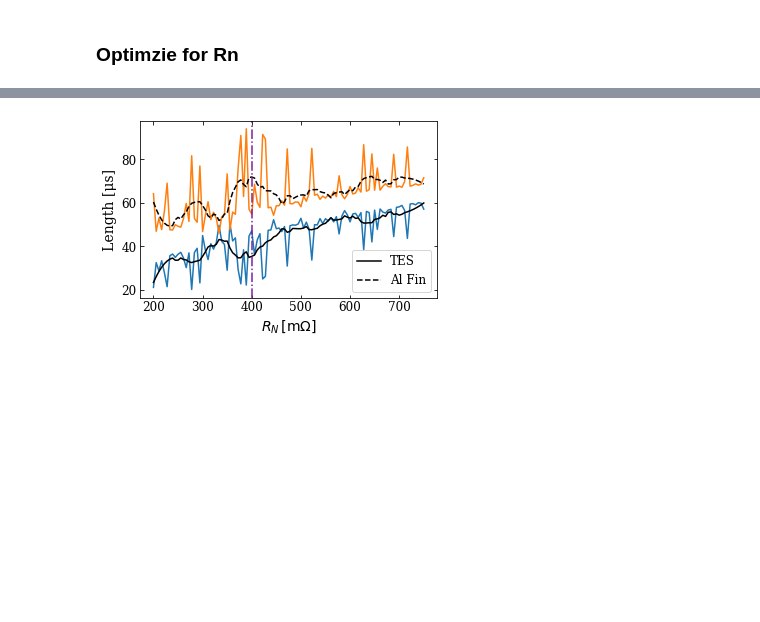
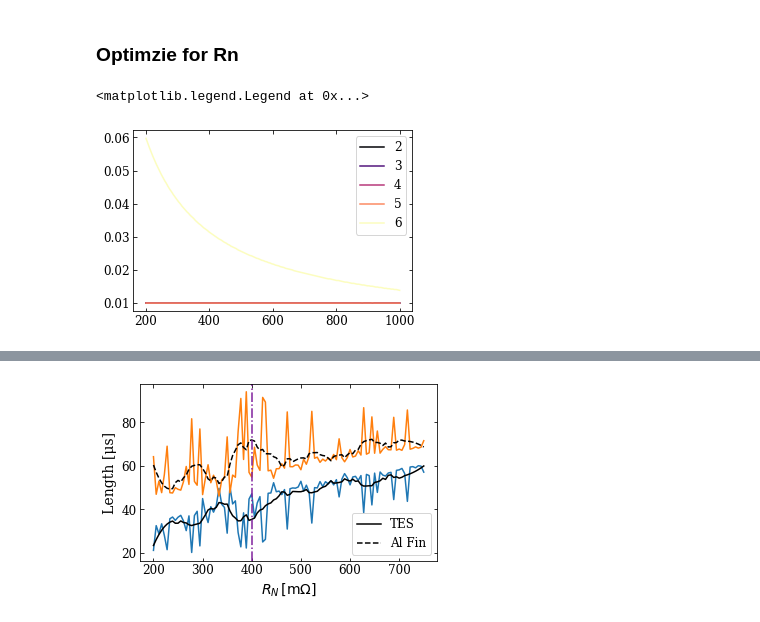
Before and after one commit to cwfink/cm_det_opt, a Jupyter notebook: 1_percent/1_percent_cov.ipynb, the cells around one changed output, grey strips where cells are left out. Saved outputs shown, nothing was run; the diff lists cells and outputs as text; code cells hidden in the pictures; blank space fills up the shorter version.

```diff
--- a/1_percent/1_percent_cov.ipynb
+++ b/1_percent/1_percent_cov.ipynb
@@ -125,4 +115,9 @@ np.save('nfin_1.np', nf)
-# %%
-
-
-res_n = np.linspace(200e-3, 750e-3, 100)
+# %%
+colors = cm.magma(np.linspace(0,1,res.shape[0]))
+plt.figure(figsize=(5, 5*2/3))
+for ii in range(res.shape[0]):
+    plt.plot(res_n*1e3, surf[ii], color=colors[ii], label=f'{ii+2}')
+plt.legend()
+# %% [output]
+<matplotlib.legend.Legend at 0x...>
+[figure, added]
```
Also changed, not shown: parts of 5 cells of this notebook, 28 other files.
